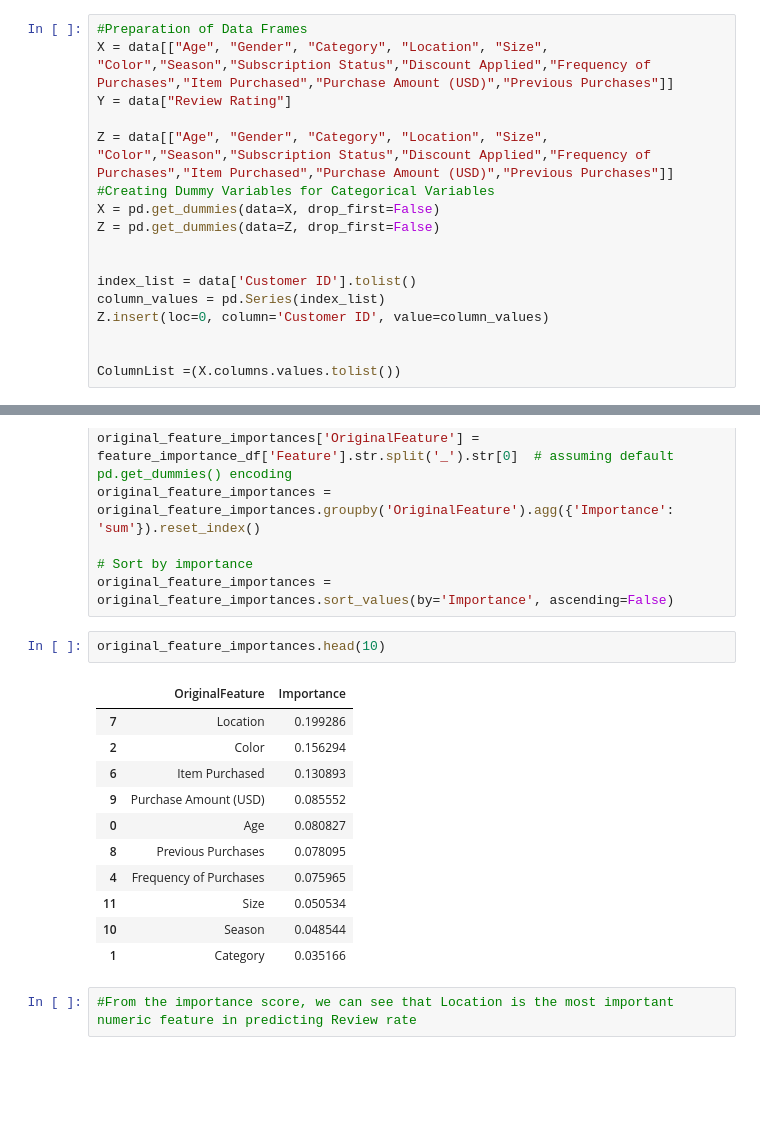
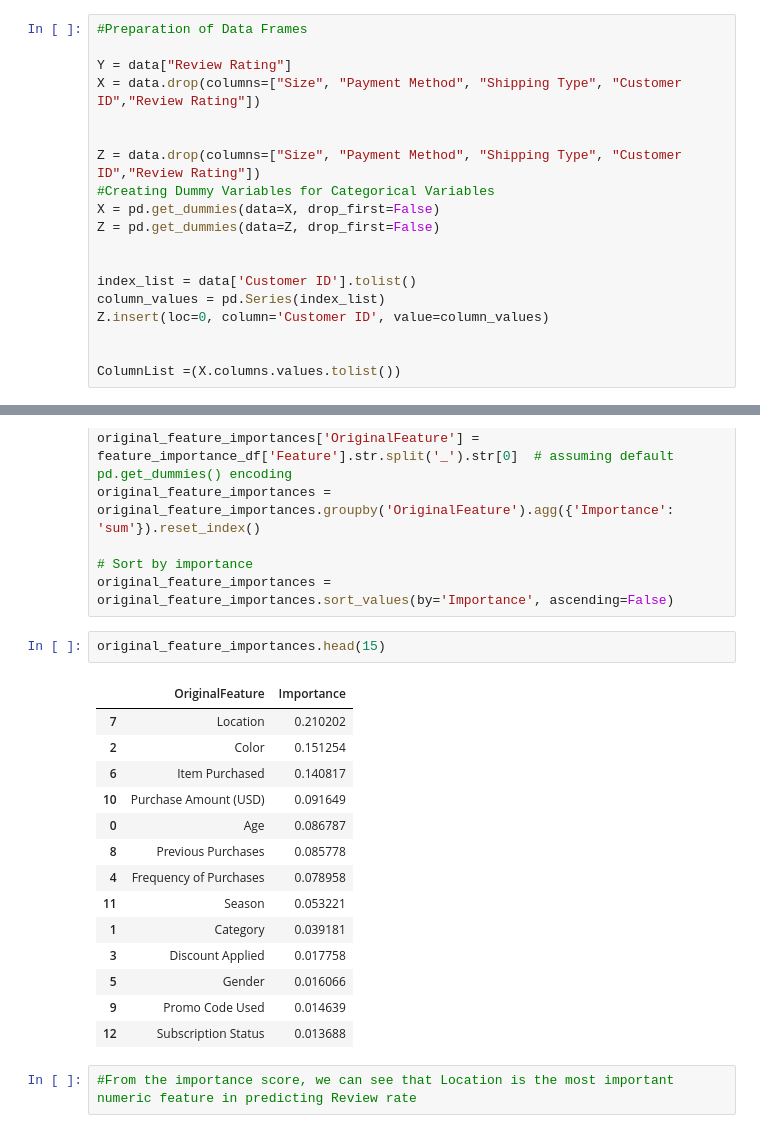
Before and after one commit to mendax1234/SC1015-Project-Customer-Shopping-Trends, a Jupyter notebook: Random-Forest.ipynb, the cells around one changed output, grey strips where cells are left out. Saved outputs shown, nothing was run; the diff lists cells and outputs as text; blank space fills up the shorter version.

```diff
--- a/Random-Forest.ipynb
+++ b/Random-Forest.ipynb
@@ -81,10 +81,12 @@ data_encoded.head()
 5 rows × 21 columns
 # %%
 #Preparation of Data Frames
-X = data[["Age", "Gender", "Category", "Location", "Size", "Color","Season","Subscription Status","Discount Applied","Frequency of Purchases","Item Purchased","Purchase Amount (USD)","Previous Purchases"]]
+
 Y = data["Review Rating"]
+X = data.drop(columns=["Size", "Payment Method", "Shipping Type", "Customer ID","Review Rating"])
 
-Z = data[["Age", "Gender", "Category", "Location", "Size", "Color","Season","Subscription Status","Discount Applied","Frequency of Purchases","Item Purchased","Purchase Amount (USD)","Previous Purchases"]]
+
+Z = data.drop(columns=["Size", "Payment Method", "Shipping Type", "Customer ID","Review Rating"])
 #Creating Dummy Variables for Categorical Variables
 X = pd.get_dummies(data=X, drop_first=False)
 Z = pd.get_dummies(data=Z, drop_first=False)
@@ -148,19 +150,22 @@ original_feature_importances = original_feature_importances.groupby('OriginalFea
 # Sort by importance
 original_feature_importances = original_feature_importances.sort_values(by='Importance', ascending=False)
 # %%
-original_feature_importances.head(10)
+original_feature_importances.head(15)
 # %% [output]
 |  | OriginalFeature | Importance |
-| 7 | Location | 0.199286 |
-| 2 | Color | 0.156294 |
-| 6 | Item Purchased | 0.130893 |
-| 9 | Purchase Amount (USD) | 0.085552 |
-| 0 | Age | 0.080827 |
-| 8 | Previous Purchases | 0.078095 |
-| 4 | Frequency of Purchases | 0.075965 |
-| 11 | Size | 0.050534 |
-| 10 | Season | 0.048544 |
-| 1 | Category | 0.035166 |
+| 7 | Location | 0.210202 |
+| 2 | Color | 0.151254 |
+| 6 | Item Purchased | 0.140817 |
+| 10 | Purchase Amount (USD) | 0.091649 |
+| 0 | Age | 0.086787 |
+| 8 | Previous Purchases | 0.085778 |
+| 4 | Frequency of Purchases | 0.078958 |
+| 11 | Season | 0.053221 |
+| 1 | Category | 0.039181 |
+| 3 | Discount Applied | 0.017758 |
+| 5 | Gender | 0.016066 |
+| 9 | Promo Code Used | 0.014639 |
+| 12 | Subscription Status | 0.013688 |
 # %%
 #From the importance score, we can see that Location is the most important numeric feature in predicting Review rate
 # %%
```
Also changed, not shown: parts of 15 cells of this notebook, 1 other file.
